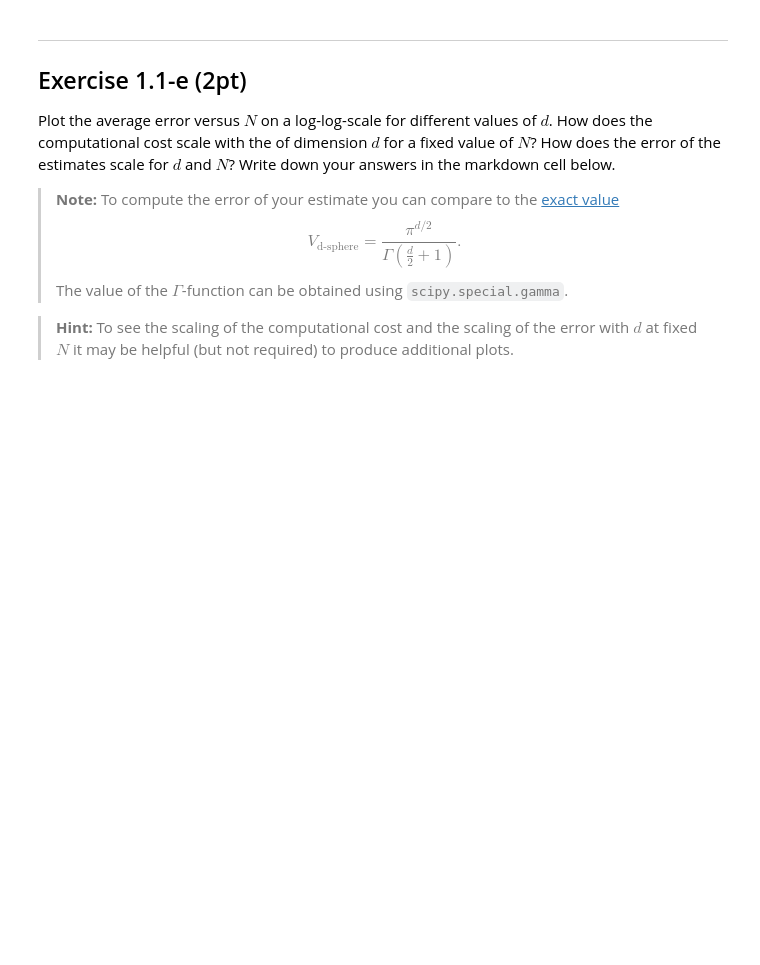
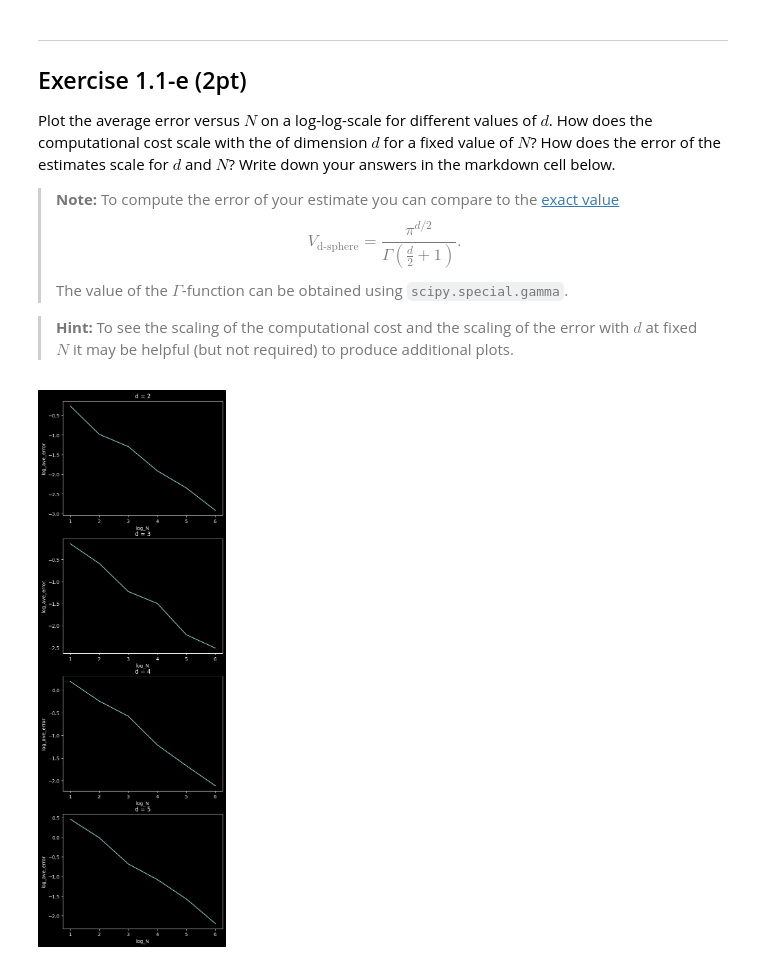
Before and after one commit to YommoY-official/CompManyBody, a Jupyter notebook: exercises/ex01_monte_carlo/ex01.1_estimate_pi.ipynb, the cells around one changed output. Cells and saved outputs as stored; diff of their text form; code cells hidden in the pictures; blank space fills up the shorter version.

```diff
--- a/exercises/ex01_monte_carlo/ex01.1_estimate_pi.ipynb
+++ b/exercises/ex01_monte_carlo/ex01.1_estimate_pi.ipynb
@@ -78,6 +138,23 @@ Generalize your code to estimate the volume of a $d$-dimensional sphere of radiu
 # %%
 def estimate_volume_d_sphere(rng, N, d):
     # YOUR CODE HERE
+    def _within_radius(coord):
+        distance = 0
+        for element in coord:
+            distance += element ** 2
+        return np.sqrt(distance) <= 1
+
+    count = 0
+    for _ in range(N):
+        coord = rng.random(d)
+        if _within_radius(coord):
+            count += 1
+
+    vol = 2 ** d * count / N
+    return vol
 # %%
 # Testing
 # YOUR CODE HERE
+rng = np.random.default_rng(42)
+vol = estimate_volume_d_sphere(rng, 10000,4)
+print(vol)
@@ -107,3 +186,34 @@ def compute_volume_sphere_exact(d):
     return np.pi**(d/2)/scipy.special.gamma(d/2+1)
 # %%
 # YOUR CODE HERE
+# Average Error versus N log-log scale for different values of d
+def average_error_sphere(rng, N, N_bins, d):
+    ave_error = 0
+    for _ in range(N_bins):
+        ave_error += np.abs(compute_volume_sphere_exact(d) - estimate_volume_d_sphere(rng, N, d) )
+    return ave_error / N_bins
+
+def log_ave_error_list(rng, N_bins, d, log_N_list):
+    log_ave_error_list = []
+    for log_N in log_N_list:
+        N = 10 ** log_N
+        log_ave_error_list.append(np.log10(average_error_sphere(rng, N, N_bins, d)))
+    return log_ave_error_list
+
+rng = np.random.default_rng(42)
+d_list = list(range(2,6))
+N_bins = 10
+
+log_N_list = np.array(list(range(1,7)))
+
+fig, ax = plt.subplots(len(d_list),1, figsize=(6,20))
+
+for i in range(len(d_list)):
+    d = d_list[i]
+
+    ax[i].plot(log_N_list, log_ave_error_list(rng, N_bins, d, log_N_list))
+    ax[i].set_title(f"d = {d}")
+    ax[i].set_xlabel("log_N")
+    ax[i].set_ylabel("log_ave_error")
+# %% [output]
+[figure, added]
```
Also changed, not shown: parts of 10 cells of this notebook, 1 other file.
